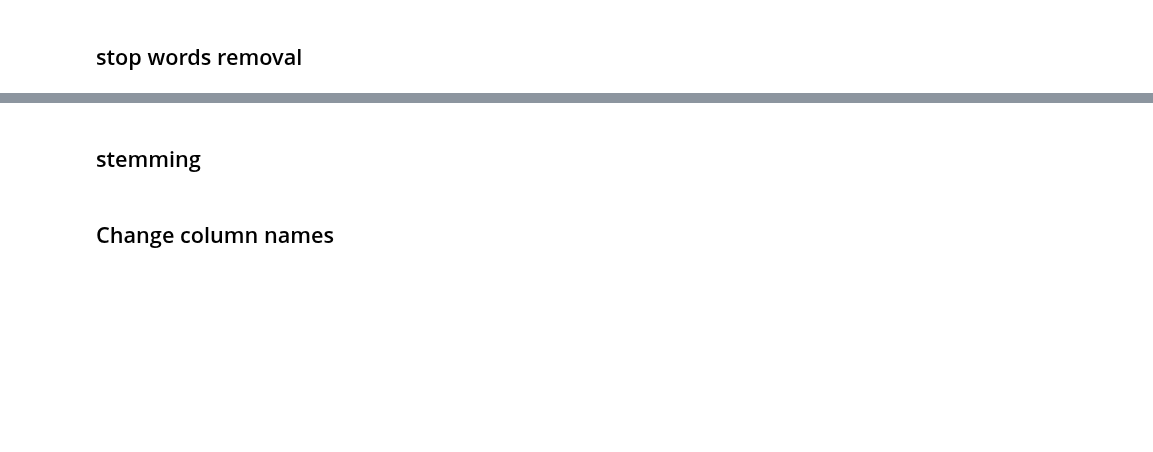
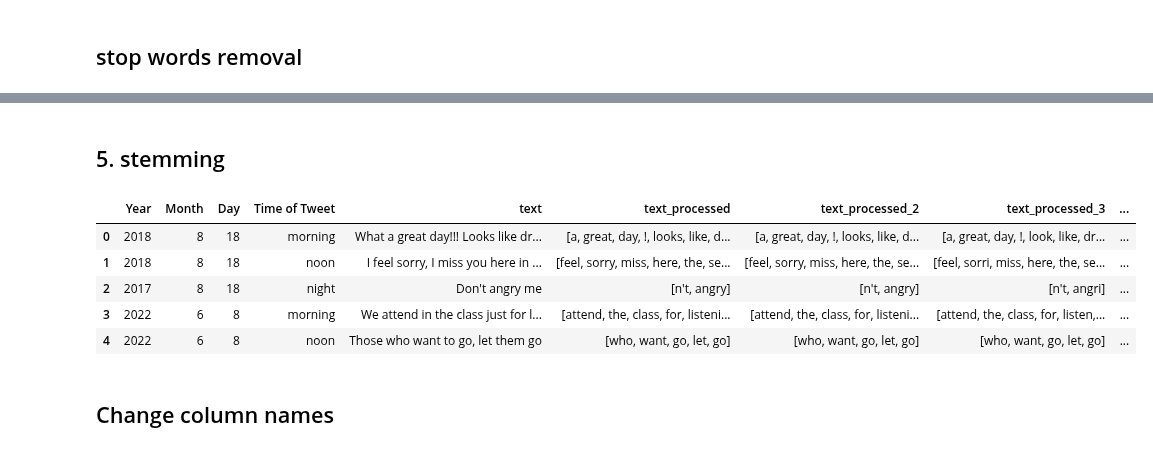
Before and after one commit to anumit-web/ML-Analytics-Portfolio-2024, a Jupyter notebook: 6. Sentiment Analysis/Sentiment_Analysis.ipynb, the cells around one changed output, grey strips where cells are left out. Drawn from its saved outputs; the diff is of its cells as text; code cells hidden in the pictures; blank space fills up the shorter version.

```diff
--- a/6. Sentiment Analysis/Sentiment_Analysis.ipynb
+++ b/6. Sentiment Analysis/Sentiment_Analysis.ipynb
@@ -514,6 +514,6 @@ input_data_df.head()
 | 3 | 2022 | 6 | 8 | morning | We attend in the class just for l... | [attend, the, class, for, listeni... | [attend, the, class, for, listeni... | [attend, the, class, for, listeni... | ... |
 | 4 | 2022 | 6 | 8 | noon | Those who want to go, let them go | [who, want, go, let, go] | [who, want, go, let, go] | [who, want, go, let, go] | ... |
 # %% [markdown]
-## stemming
+## 5. stemming
 # %%
 from nltk.stem import PorterStemmer
@@ -520,3 +521,26 @@ from nltk.stem import PorterStemmer
+# %%
+porter_stemmer = PorterStemmer()
+snowball_stemmer = SnowballStemmer("english")
+
+def stemwords_in_sentence(tokens):
+  stemmed_words = []
+  for word in tokens:
+      stemmed_word = snowball_stemmer.stem(word)
+      stemmed_words.append(stemmed_word)
+
+
+  return stemmed_words
+
+input_data_df['text_processed_3'] = input_data_df['text_processed_3'].apply(stemwords_in_sentence)
+
+input_data_df.head()
+# %% [output]
+|  | Year | Month | Day | Time of Tweet | text | text_processed | text_processed_2 | text_processed_3 | ... |
+| 0 | 2018 | 8 | 18 | morning | What a great day!!! Looks like dr... | [a, great, day, !, looks, like, d... | [a, great, day, !, looks, like, d... | [a, great, day, !, look, like, dr... | ... |
+| 1 | 2018 | 8 | 18 | noon | I feel sorry, I miss you here in ... | [feel, sorry, miss, here, the, se... | [feel, sorry, miss, here, the, se... | [feel, sorri, miss, here, the, se... | ... |
+| 2 | 2017 | 8 | 18 | night | Don't angry me | [n't, angry] | [n't, angry] | [n't, angri] | ... |
+| 3 | 2022 | 6 | 8 | morning | We attend in the class just for l... | [attend, the, class, for, listeni... | [attend, the, class, for, listeni... | [attend, the, class, for, listen,... | ... |
+| 4 | 2022 | 6 | 8 | noon | Those who want to go, let them go | [who, want, go, let, go] | [who, want, go, let, go] | [who, want, go, let, go] | ... |
 # %% [markdown]
 ## Change column names
 # %% [markdown]
```
Also changed, not shown: parts of 1 cell of this notebook.
